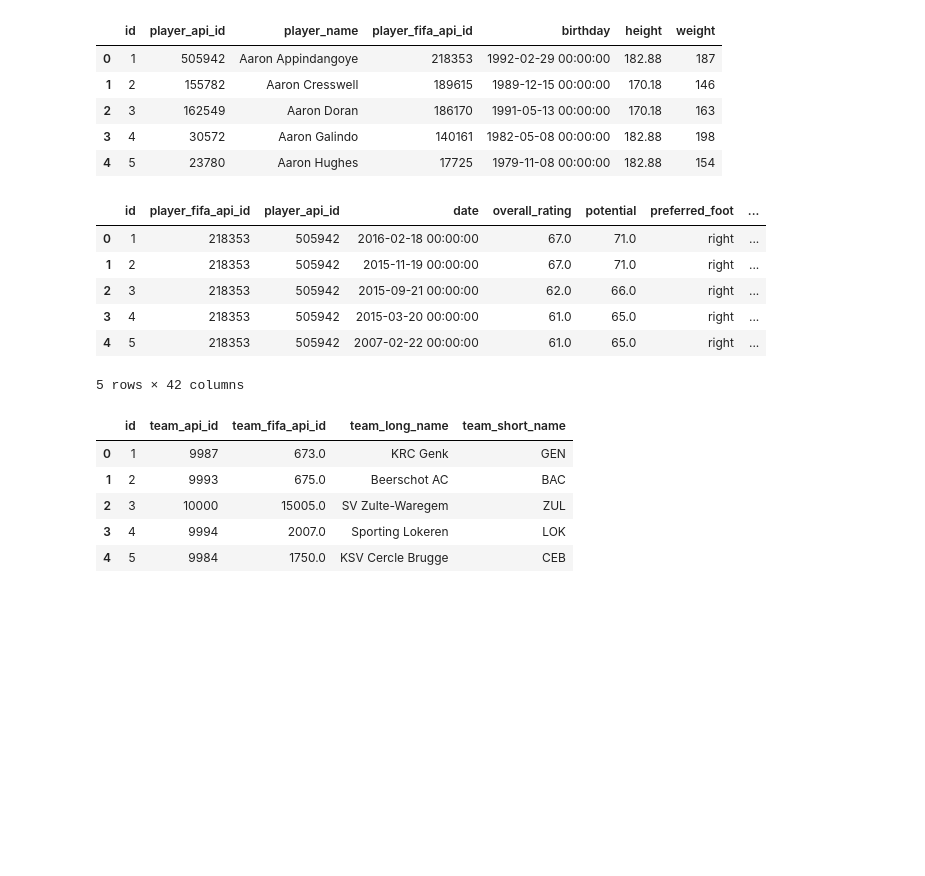
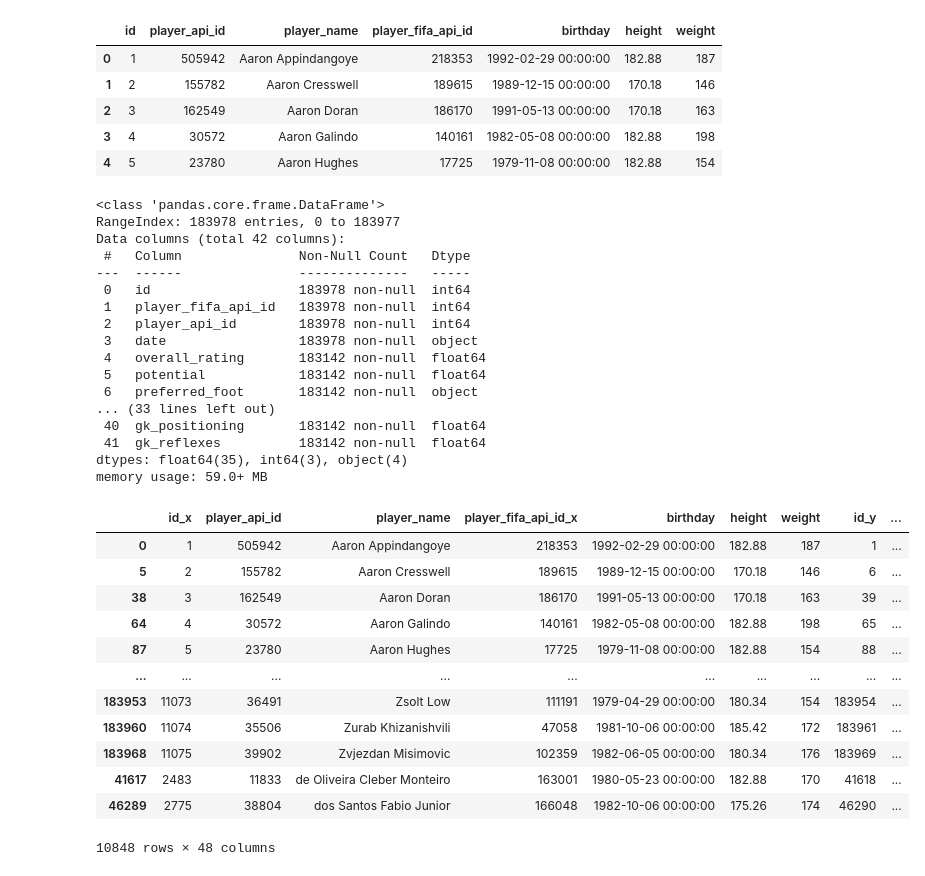
Before and after one commit to rdeshir10/Fifa_Analysis, a Jupyter notebook: football.ipynb, the cells around one changed output. Drawn from its saved outputs; the diff is of its cells as text; code cells hidden in the pictures; blank space fills up the shorter version.

```diff
--- a/football.ipynb
+++ b/football.ipynb
@@ -17,21 +129,38 @@ df_player.head()
 | 3 | 4 | 30572 | Aaron Galindo | 140161 | 1982-05-08 00:00:00 | 182.88 | 198 |
 | 4 | 5 | 23780 | Aaron Hughes | 17725 | 1979-11-08 00:00:00 | 182.88 | 154 |
 # %%
-df_player_att.head()
+df_player_att.info()
 # %% [output]
-|  | id | player_fifa_api_id | player_api_id | date | overall_rating | potential | preferred_foot | ... |
-| 0 | 1 | 218353 | 505942 | 2016-02-18 00:00:00 | 67.0 | 71.0 | right | ... |
-| 1 | 2 | 218353 | 505942 | 2015-11-19 00:00:00 | 67.0 | 71.0 | right | ... |
-| 2 | 3 | 218353 | 505942 | 2015-09-21 00:00:00 | 62.0 | 66.0 | right | ... |
-| 3 | 4 | 218353 | 505942 | 2015-03-20 00:00:00 | 61.0 | 65.0 | right | ... |
-| 4 | 5 | 218353 | 505942 | 2007-02-22 00:00:00 | 61.0 | 65.0 | right | ... |
-5 rows × 42 columns
+<class 'pandas.core.frame.DataFrame'>
+RangeIndex: 183978 entries, 0 to 183977
+Data columns (total 42 columns):
+ #   Column               Non-Null Count   Dtype
+---  ------               --------------   -----
+ 0   id                   183978 non-null  int64
+ 1   player_fifa_api_id   183978 non-null  int64
+ 2   player_api_id        183978 non-null  int64
+ 3   date                 183978 non-null  object
+ 4   overall_rating       183142 non-null  float64
+ 5   potential            183142 non-null  float64
+ 6   preferred_foot       183142 non-null  object
+... (33 lines left out)
+ 40  gk_positioning       183142 non-null  float64
+ 41  gk_reflexes          183142 non-null  float64
+dtypes: float64(35), int64(3), object(4)
+memory usage: 59.0+ MB
-# %%
-df_team.head()
-# %% [output]
-|  | id | team_api_id | team_fifa_api_id | team_long_name | team_short_name |
-| 0 | 1 | 9987 | 673.0 | KRC Genk | GEN |
-| 1 | 2 | 9993 | 675.0 | Beerschot AC | BAC |
-| 2 | 3 | 10000 | 15005.0 | SV Zulte-Waregem | ZUL |
-| 3 | 4 | 9994 | 2007.0 | Sporting Lokeren | LOK |
-| 4 | 5 | 9984 | 1750.0 | KSV Cercle Brugge | CEB |
+# %%
+latest_value
+# %% [output]
+|  | id_x | player_api_id | player_name | player_fifa_api_id_x | birthday | height | weight | id_y | ... |
+| 0 | 1 | 505942 | Aaron Appindangoye | 218353 | 1992-02-29 00:00:00 | 182.88 | 187 | 1 | ... |
+| 5 | 2 | 155782 | Aaron Cresswell | 189615 | 1989-12-15 00:00:00 | 170.18 | 146 | 6 | ... |
+| 38 | 3 | 162549 | Aaron Doran | 186170 | 1991-05-13 00:00:00 | 170.18 | 163 | 39 | ... |
+| 64 | 4 | 30572 | Aaron Galindo | 140161 | 1982-05-08 00:00:00 | 182.88 | 198 | 65 | ... |
+| 87 | 5 | 23780 | Aaron Hughes | 17725 | 1979-11-08 00:00:00 | 182.88 | 154 | 88 | ... |
+| ... | ... | ... | ... | ... | ... | ... | ... | ... | ... |
+| 183953 | 11073 | 36491 | Zsolt Low | 111191 | 1979-04-29 00:00:00 | 180.34 | 154 | 183954 | ... |
+| 183960 | 11074 | 35506 | Zurab Khizanishvili | 47058 | 1981-10-06 00:00:00 | 185.42 | 172 | 183961 | ... |
+| 183968 | 11075 | 39902 | Zvjezdan Misimovic | 102359 | 1982-06-05 00:00:00 | 180.34 | 176 | 183969 | ... |
+| 41617 | 2483 | 11833 | de Oliveira Cleber Monteiro | 163001 | 1980-05-23 00:00:00 | 182.88 | 170 | 41618 | ... |
+| 46289 | 2775 | 38804 | dos Santos Fabio Junior | 166048 | 1982-10-06 00:00:00 | 175.26 | 174 | 46290 | ... |
+10848 rows × 48 columns
```
Also changed, not shown: parts of 15 cells of this notebook.
